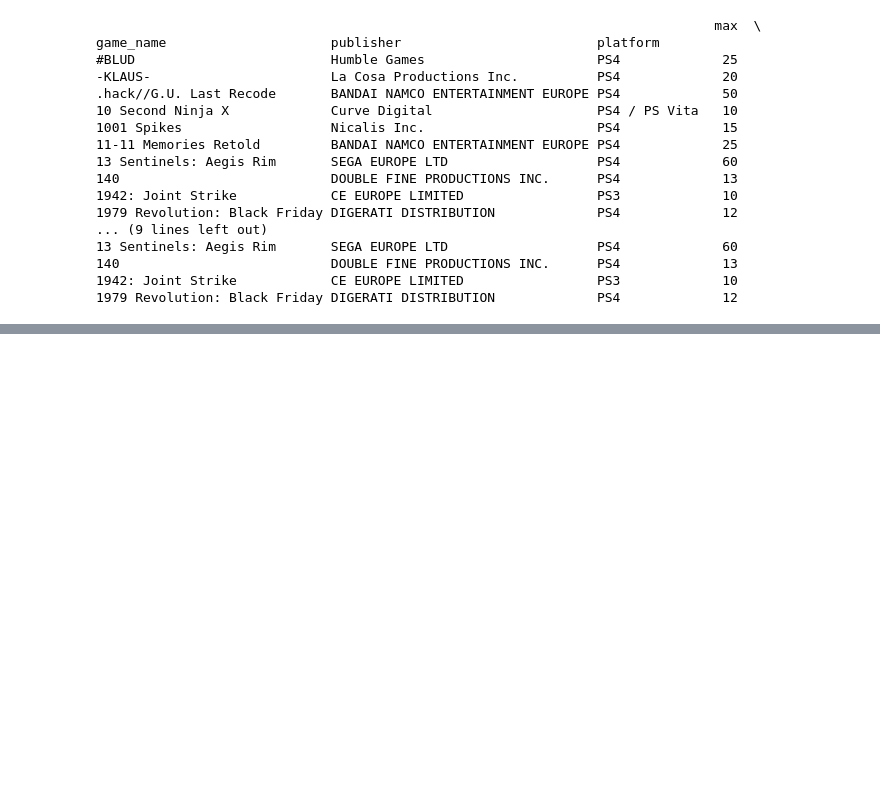
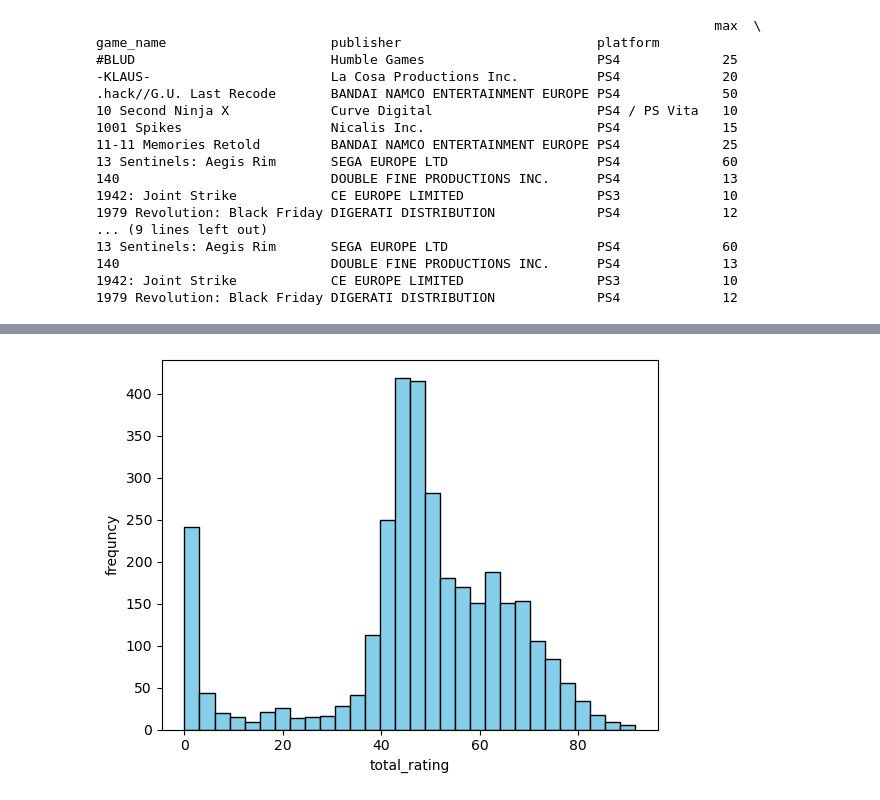
Before and after one commit to mirajgansi/game_detail, a Jupyter notebook: notebooks/analysis.ipynb, the cells around one changed output, grey strips where cells are left out. Cells and saved outputs as stored; diff of their text form; code cells hidden in the pictures; blank space fills up the shorter version.

```diff
--- a/notebooks/analysis.ipynb
+++ b/notebooks/analysis.ipynb
@@ -264,0 +275,3 @@ All                     52.832362        51.654867         46.12356  52.368277
+# %%
+df_inx=df_uniqune.set_index(["publisher","total_rating"])
+print(df_inx)
@@ -264,0 +296,7 @@ All                     52.832362        51.654867         46.12356  52.368277
+# %%
+plt.hist(df_uniqune["total_rating"], bins=30, color='skyblue',edgecolor="black" )
+plt.xlabel("total_rating")
+plt.ylabel("frequncy")
+plt.show()
+# %% [output]
+[figure, added]
```
Also changed, not shown: parts of 15 cells of this notebook, 2 other files.
